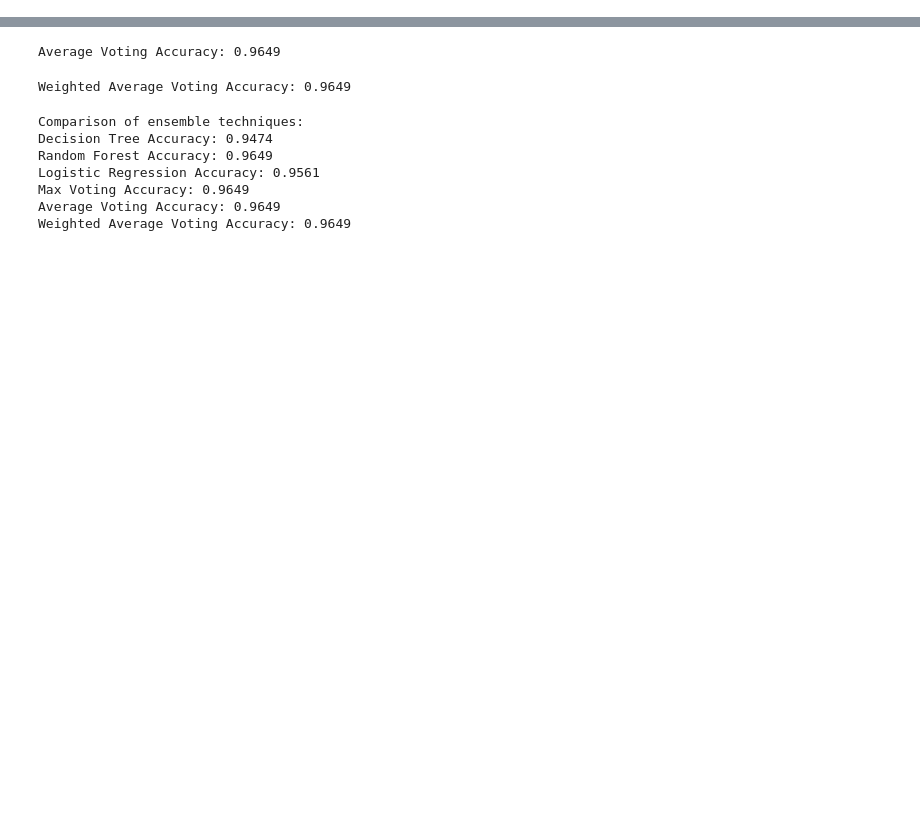
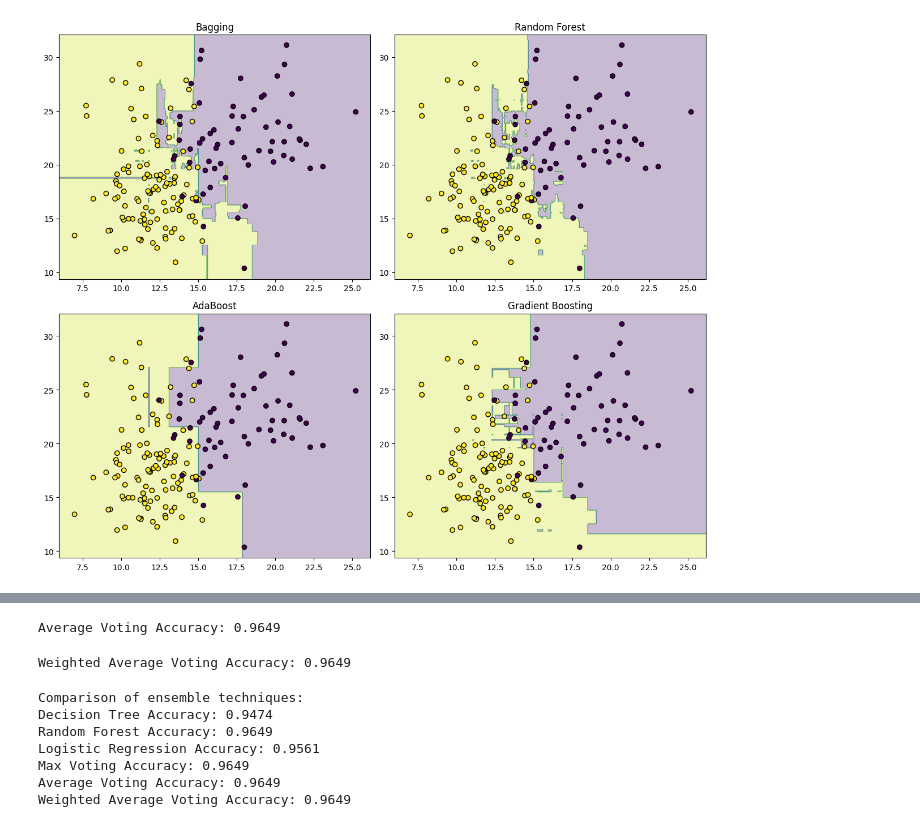
Before and after one commit to Lakshman3556/Machine_Learning, a Jupyter notebook: Week_8.ipynb, the cells around one changed output, grey strips where cells are left out. Saved outputs shown, nothing was run; the diff lists cells and outputs as text; code cells hidden in the pictures; blank space fills up the shorter version.

```diff
--- a/Week_8.ipynb
+++ b/Week_8.ipynb
@@ -200,0 +313,18 @@ Max Voting Accuracy: 0.9649
+# %%
+data = load_breast_cancer()
+X = data.data
+y = data.target
+X_train, X_test, y_train, y_test = train_test_split(X, y, test_size=0.2, random_state=42)
+model = RandomForestRegressor(
+n_estimators=100,
+oob_score=True,
+random_state=42,
+n_jobs=-1
+)
+model.fit(X_train, y_train)
+y_pred = model.predict(X_test)
+r2 = r2_score(y_test, y_pred)
+mse = mean_squared_error(y_test, y_pred)
+print(f"OOB Score (on training data): {model.oob_score_:.4f}")
+print(f"R² Score (on test data): {r2:.4f}")
+print(f"Mean Squared Error: {mse:.6f}")
@@ -200,0 +391,79 @@ Max Voting Accuracy: 0.9649
+# %%
+from sklearn.ensemble import (
+    BaggingClassifier,
+    RandomForestClassifier,
+    AdaBoostClassifier,
+    GradientBoostingClassifier
+)
+# Load dataset
+data = load_breast_cancer()
+X_full = data.data
+y = data.target
+
+# Take only first two features for visualization
+X = X_full[:, :2]
+
+# Split data
+X_train, X_test, y_train, y_test = train_test_split(
+    X, y, test_size=0.3, random_state=42
+)
+
+# Ensemble models
+models = {
+    "Bagging": BaggingClassifier(estimator=DecisionTreeClassifier(), n_estimators=50, random_state=42),
+    "Random Forest": RandomForestClassifier(n_estimators=100, random_state=42),
+    "AdaBoost": AdaBoostClassifier(n_estimators=50, random_state=42),
+    "Gradient Boosting": GradientBoostingClassifier(n_estimators=100, random_state=42)
+}
+
+# Function to plot decision boundary
+def plot_decision_boundary(model, X, y, ax, title):
+    x_min, x_max = X[:, 0].min() - 1, X[:, 0].max() + 1
+    y_min, y_max = X[:, 1].min() - 1, X[:, 1].max() + 1
+    xx, yy = np.meshgrid(np.arange(x_min, x_max, 0.05),
+                         np.arange(y_min, y_max, 0.05))
+    Z = model.predict(np.c_[xx.ravel(), yy.ravel()])
+    Z = Z.reshape(xx.shape)
+    ax.contourf(xx, yy, Z, alpha=0.3)
+    ax.scatter(X[:, 0], X[:, 1], c=y, edgecolor='k')
+    ax.set_title(title)
+
+# Plot decision boundaries for each model
+fig, axes = plt.subplots(2, 2, figsize=(12, 10))
+for ax, (name, model) in zip(axes.ravel(), models.items()):
+    model.fit(X_train, y_train)
+    plot_decision_boundary(model, X_test, y_test, ax, name)
+plt.tight_layout()
+plt.show()
+
+# Test models with missing data
+X_train_full, X_test_full, y_train_full, y_test_full = train_test_split(
+    X_full, y, test_size=0.3, random_state=42
+)
+
+rng = np.random.default_rng(42)
+X_train_missing = X_train_full.copy()
+mask = rng.random(X_train_missing.shape) < 0.1
+X_train_missing[mask] = np.nan
+
+# Handle missing values
+imputer = SimpleImputer(strategy='mean')
+X_train_imputed = imputer.fit_transform(X_train_missing)
+X_test_imputed = imputer.transform(X_test_full)
+
+print("\nAccuracy with Missing Data:")
+for name, model in models.items():
+    model.fit(X_train_imputed, y_train_full)
+    y_pred = model.predict(X_test_imputed)
+    acc = accuracy_score(y_test_full, y_pred)
+    print(f"{name}: Accuracy = {acc:.4f}")
+
+# Feature importances for Random Forest and Gradient Boosting
+for name in ["Random Forest", "Gradient Boosting"]:
+    model = models[name]
+    importances = model.feature_importances_
+    print(f"\n{name} Feature Importances:")
+    for i, val in enumerate(importances):
+        print(f"{data.feature_names[i]}: {val:.4f}")
+# %% [output]
+[figure, added]
```
Also changed, not shown: parts of 16 cells of this notebook.
